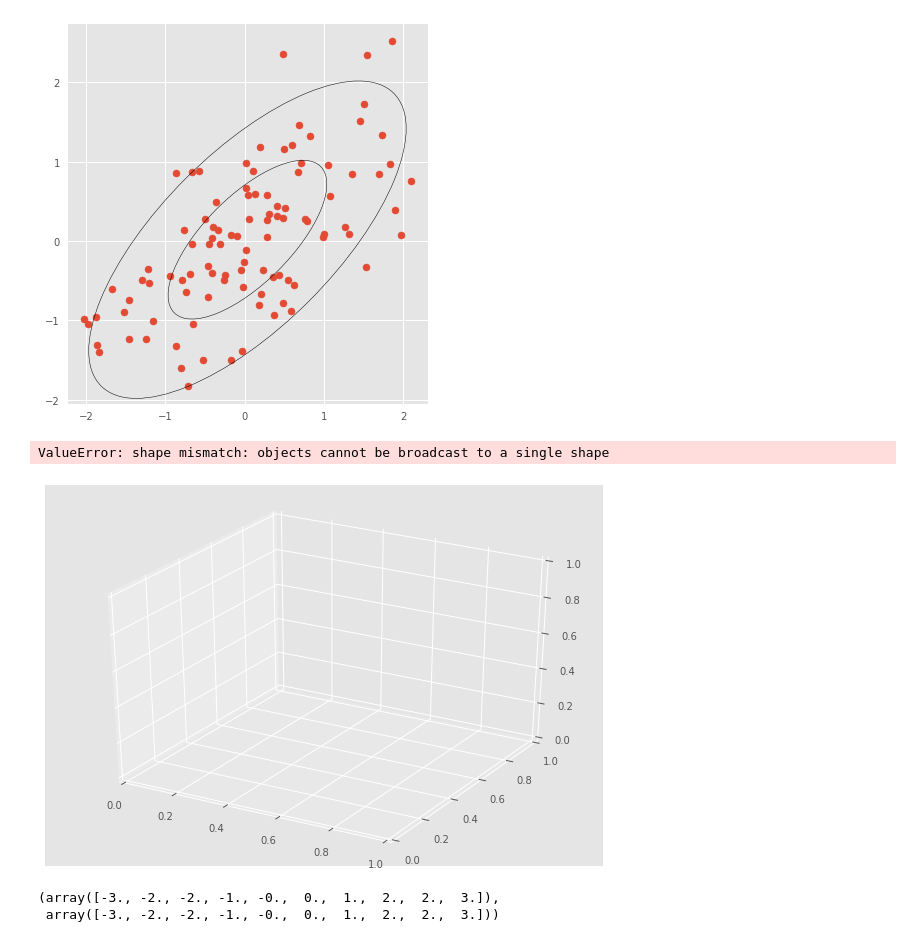
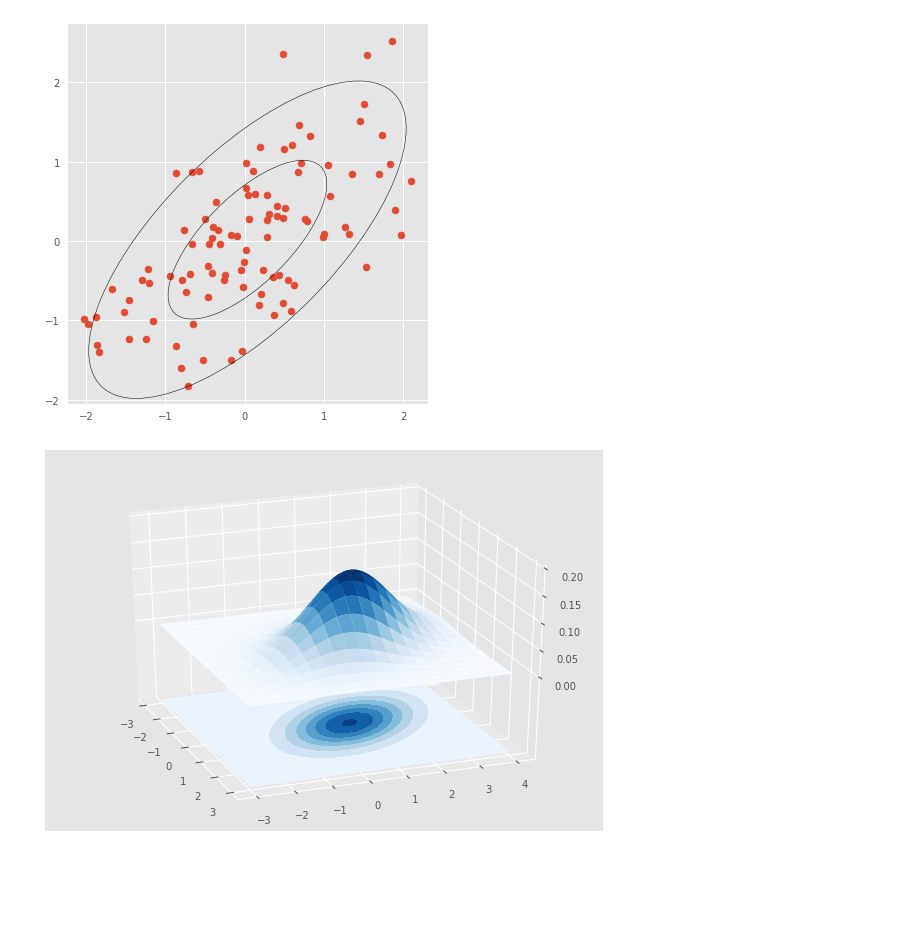
Before and after one commit to swairshah/Notebooks, a Jupyter notebook: tools for plotting multivariate gaussian.ipynb, the cells around one changed output. Saved outputs shown, nothing was run; the diff lists cells and outputs as text; code cells hidden in the pictures; blank space fills up the shorter version.

Commit message:
changes in tools for plotting..

```diff
--- a/tools for plotting multivariate gaussian.ipynb
+++ b/tools for plotting multivariate gaussian.ipynb
@@ -57,40 +57,32 @@ x, y = np.meshgrid(x, y)
 pos = np.empty(x.shape + (2,))
 pos[:, :, 0] = x
 pos[:, :, 1] = y
 
 def multivariate_gaussian(pos, mu, Sigma):
-    n = μ.shape[0]
+    n = mu.shape[0]
     Sigma_det = np.linalg.det(Sigma)
     Sigma_inv = np.linalg.inv(Sigma)
     N = np.sqrt((2*np.pi)**n * Sigma_det)
     # This einsum call calculates (x-mu)T.Sigma-1.(x-mu) in a vectorized
     # way across all the input variables.
     fac = np.einsum('...k,kl,...l->...', pos-mu, Sigma_inv, pos-mu)
 
     return np.exp(-fac / 2) / N
 
 X = multivariate_gaussian(pos, mu, Sigma)
 
 # Create a surface plot and projected filled contour plot under it.
 fig = plt.figure(figsize=(10,7))
 ax = fig.gca(projection='3d')
 ax.plot_surface(x, y, X, rstride=3, cstride=3, linewidth=1, antialiased=True,
                 cmap=cm.Blues)
 
 cset = ax.contourf(x, y, X, zdir='z', offset=-0.15, cmap=cm.Blues)
 
 ax.set_zlim(-0.15,0.2)
 ax.set_zticks(np.linspace(0,0.2,5))
 ax.view_init(27, -21)
 
 plt.show()
 # %% [output]
-ValueError: shape mismatch: objects cannot be broadcast to a single shape
-[figure, old version]
+[figure, new version]
-# %%
-X = np.round(np.linspace(-3,3,10))
-Y = np.round(np.linspace(-3,3,10))
-X, Y
-# %% [output]
-(array([-3., -2., -2., -1., -0.,  0.,  1.,  2.,  2.,  3.]),
- array([-3., -2., -2., -1., -0.,  0.,  1.,  2.,  2.,  3.]))
```
Also changed, not shown: parts of 3 cells of this notebook.
